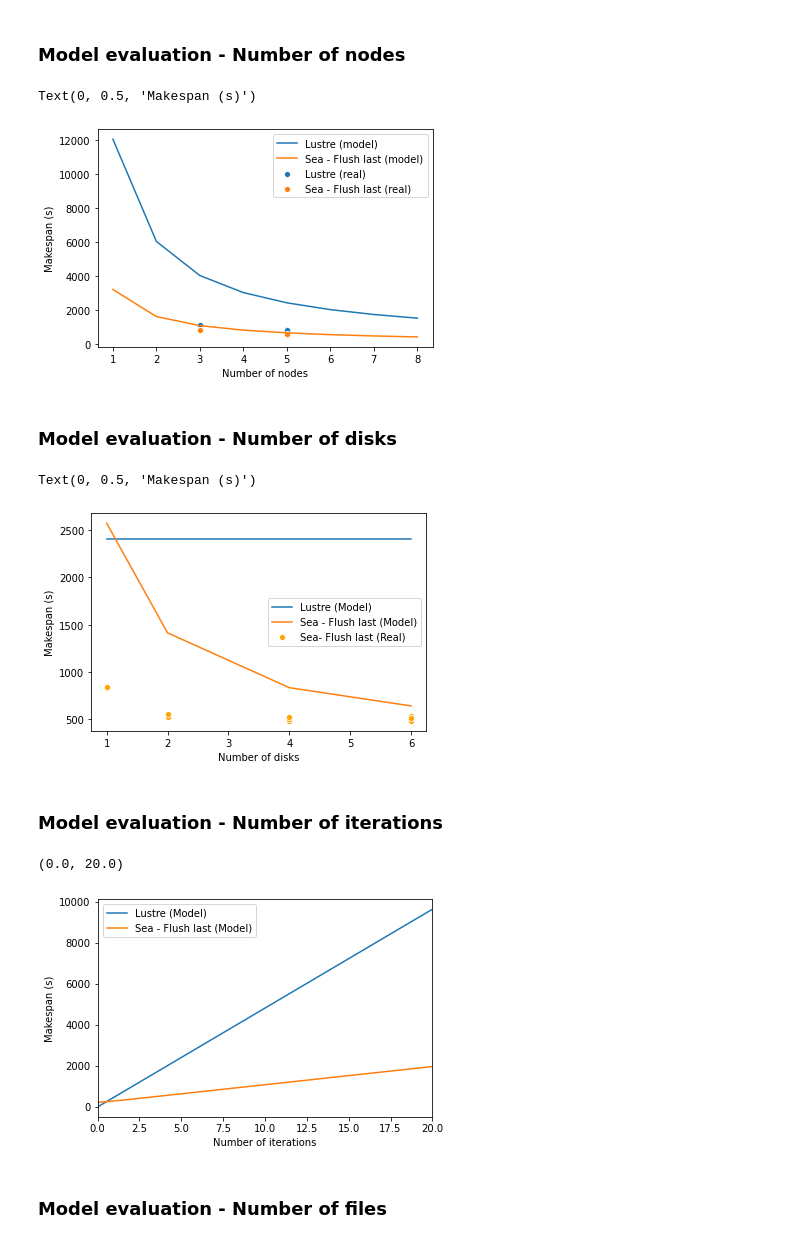
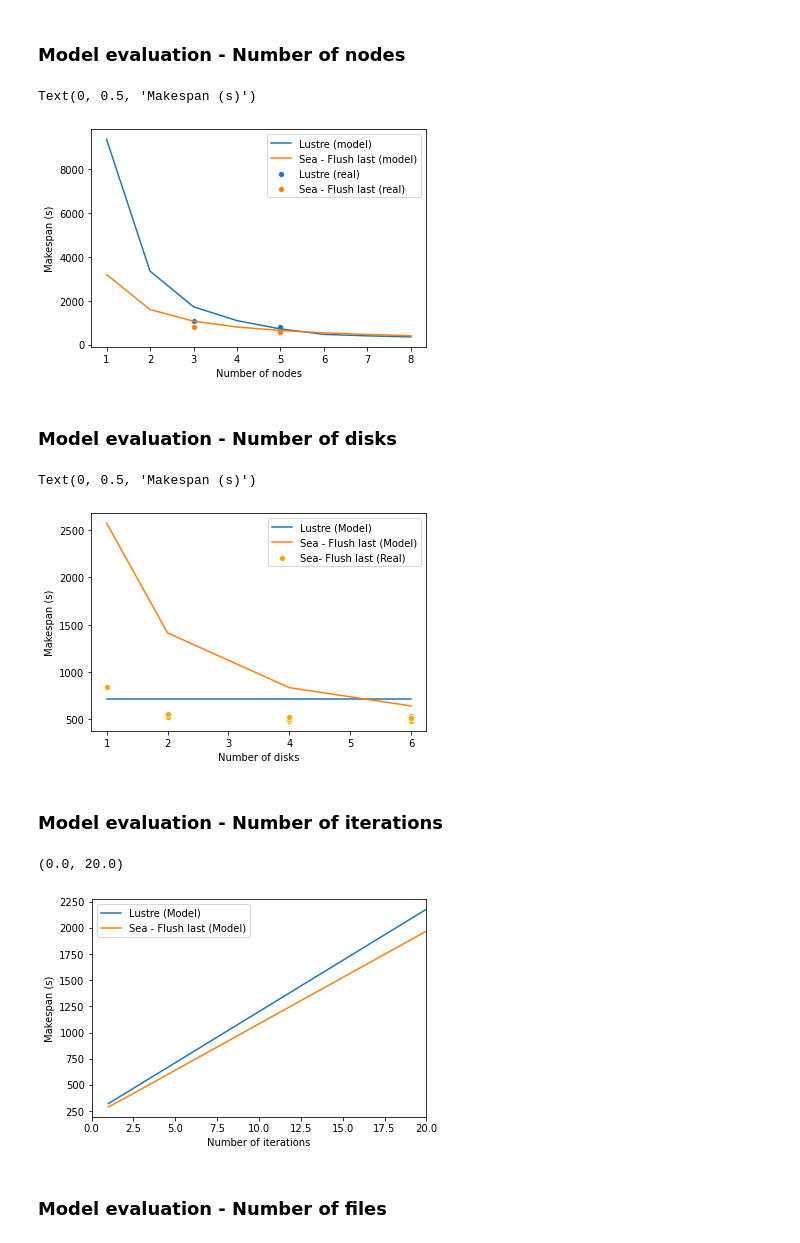
Before and after one commit to big-data-lab-team/Sea, a Jupyter notebook: experiments/incrementation/notebook/performance_model.ipynb, the cells around one changed output. Saved outputs shown, nothing was run; the diff lists cells and outputs as text; code cells hidden in the pictures.

```diff
--- a/experiments/incrementation/notebook/performance_model.ipynb
+++ b/experiments/incrementation/notebook/performance_model.ipynb
@@ -87,6 +144,8 @@ $M_{sd}$ is the makespan of the disk component in Sea<br>
 num_files=1000
 file_size=617
 tmpfs_size=126*1024
+a_mem=256*1024
+dirty_ratio=0.4
 
 # bandwidths
 disk_r = 510
@@ -223,29 +339,29 @@ plt.xlim(0)
 # %%
 import pandas as pd
 import seaborn as sns
 import matplotlib.pyplot as plt
 
 nodes = range(1,9)
 b = 4*128
-lustre = [lustre_mksp(num_files, n_iterations, b, n, file_size) for n in nodes]
+lustre = [lpc_mksp(num_files, n_iterations, b, n, file_size, a_mem, n_threads, num_files*file_size, mem_r, dirty_ratio, mem_w) for n in nodes]
 sea = [sea_mksp(num_files, n_iterations, b, n, file_size, n_threads, n_disks) for n in nodes]
 
 df = pd.read_csv("../results/exp_6t_5i_n35.out")
 df["nodes"] = df["experiment"].apply(lambda row: int(row.split('n_')[0].split("_")[-1]))
 df["experiment"] = df["experiment"].apply((lambda row: row.split("_")[0] if "lustre" in row else row.split("_")[1]))
 
 df_lustre=df[df["experiment"] == "lustre"]
 df_last=df[df["experiment"] == "mem"]
 
 sns.lineplot(x=nodes, y=lustre, label="Lustre (model)")
 sns.lineplot(x=nodes, y=sea, label="Sea - Flush last (model)")
 sns.scatterplot(data=df_lustre, x="nodes", y="runtime", label="Lustre (real)")
 sns.scatterplot(data=df_last, x="nodes", y="runtime", label="Sea - Flush last (real)")
 plt.xlabel("Number of nodes")
 plt.ylabel("Makespan (s)")
 # %% [output]
 Text(0, 0.5, 'Makespan (s)')
-[figure, old version]
+[figure, new version]
 # %% [markdown]
 ### Model evaluation - Number of disks
 # %%
@@ -257,7 +373,7 @@ nodes = 5
 bw = 4*8
 disks = [1, 2, 4, 6] #range(1, 7)
 
-lustre = [lustre_mksp(num_files, n_iterations, b, nodes, file_size) for d in disks]
+lustre = [lpc_mksp(num_files, n_iterations, b, nodes, file_size, a_mem, n_threads, num_files*file_size, mem_r, dirty_ratio, mem_w) for d in disks]
 sea = [sea_mksp(num_files, n_iterations, b, nodes, file_size, n_threads, d) for d in disks]
 
 df = pd.read_csv("../results/experiment_disks.out")
@@ -272,7 +388,7 @@ plt.xlabel("Number of disks")
 plt.ylabel("Makespan (s)")
 # %% [output]
 Text(0, 0.5, 'Makespan (s)')
-[figure, old version]
+[figure, new version]
 # %% [markdown]
 ### Model evaluation - Number of iterations
 # %%
@@ -283,9 +399,9 @@ import matplotlib.pyplot as plt
 nodes = 5
 bw = 4*8
 d = 6
-n_iterations = range(0, 21)
+n_iterations = range(1, 21)
 
-lustre = [lustre_mksp(num_files, i, b, nodes, file_size) for i in n_iterations]
+lustre = [lpc_mksp(num_files, i, b, nodes, file_size, a_mem, n_threads, num_files*file_size, mem_r, dirty_ratio, mem_w)  for i in n_iterations]
 sea = [sea_mksp(num_files, i, b, nodes, file_size, n_threads, d) for i in n_iterations]
 
 
@@ -297,7 +413,7 @@ plt.ylabel("Makespan (s)")
 plt.xlim(0, 20)
 # %% [output]
 (0.0, 20.0)
-[figure, old version]
+[figure, new version]
 # %% [markdown]
 ### Model evaluation - Number of files
 # %%
```
Also changed, not shown: parts of 6 cells of this notebook.
